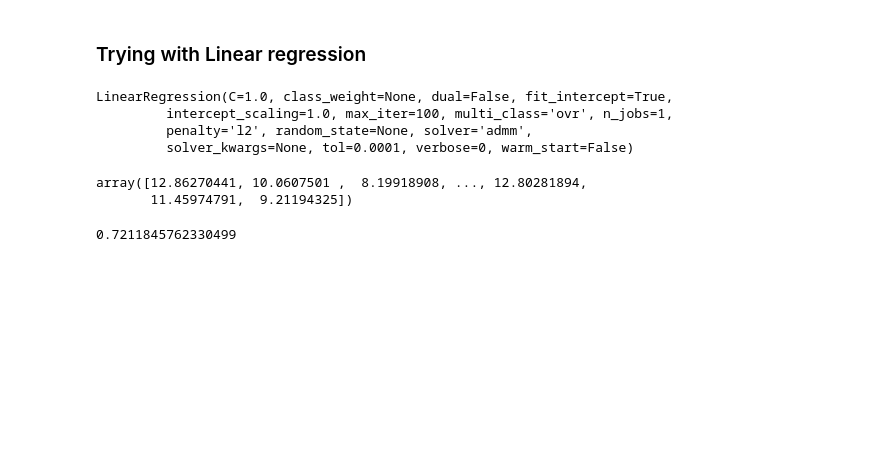
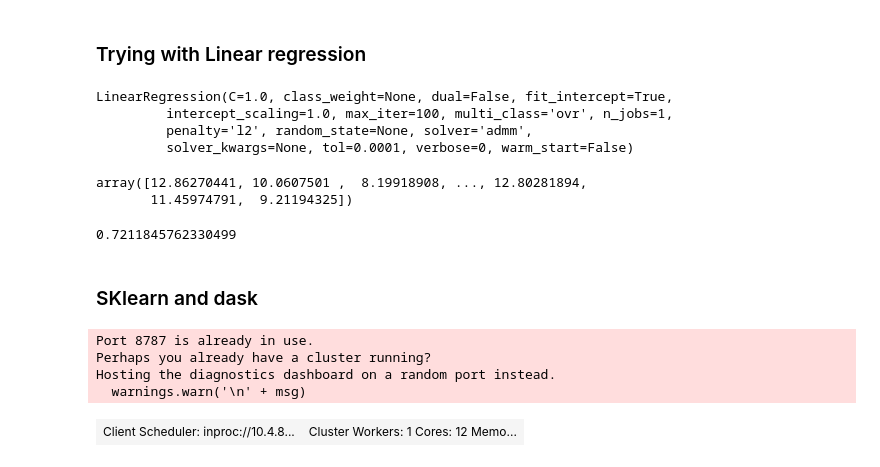
Before and after one commit to Rouzbehrahimi/Bike_sharing_dask, a Jupyter notebook: Dask_BS.ipynb, the cells around one changed output. Drawn from its saved outputs; the diff is of its cells as text; code cells hidden in the pictures; blank space fills up the shorter version.

```diff
--- a/Dask_BS.ipynb
+++ b/Dask_BS.ipynb
@@ -471,3 +471,5 @@ array([12.86270441, 10.0607501 ,  8.19918908, ..., 12.80281894,
 r2_score(y_test['total_bike_rented'].values.compute(),y_test_pred.compute())
 # %% [output]
 0.7211845762330499
+# %% [markdown]
+### SKlearn and dask
@@ -473,0 +485,9 @@ r2_score(y_test['total_bike_rented'].values.compute(),y_test_pred.compute())
+# %%
+client = Client(processes=False)
+client
+# %% [output]
+Port 8787 is already in use.
+Perhaps you already have a cluster running?
+Hosting the diagnostics dashboard on a random port instead.
+  warnings.warn('\n' + msg)
+| Client Scheduler: inproc://10.4.8... | Cluster Workers: 1 Cores: 12 Memo... |
```
Also changed, not shown: parts of 7 cells of this notebook.
